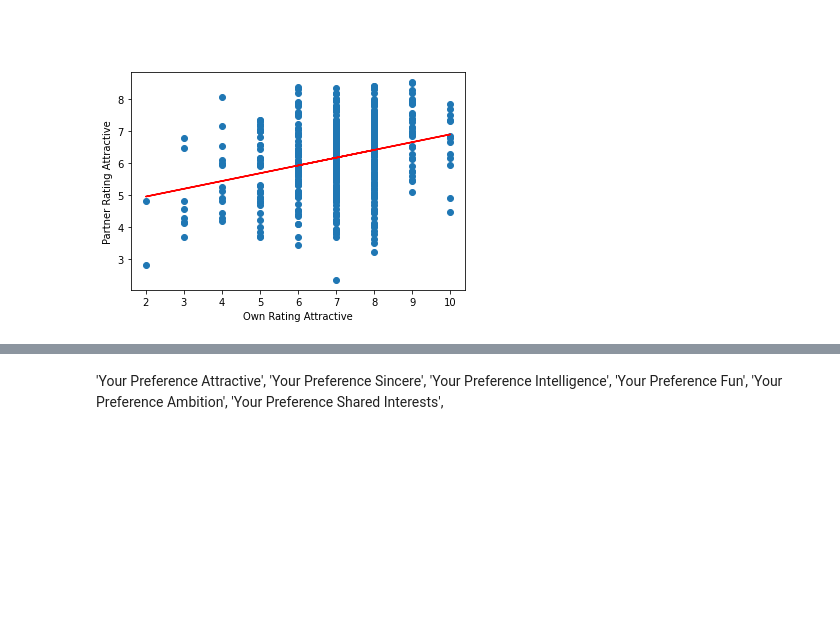
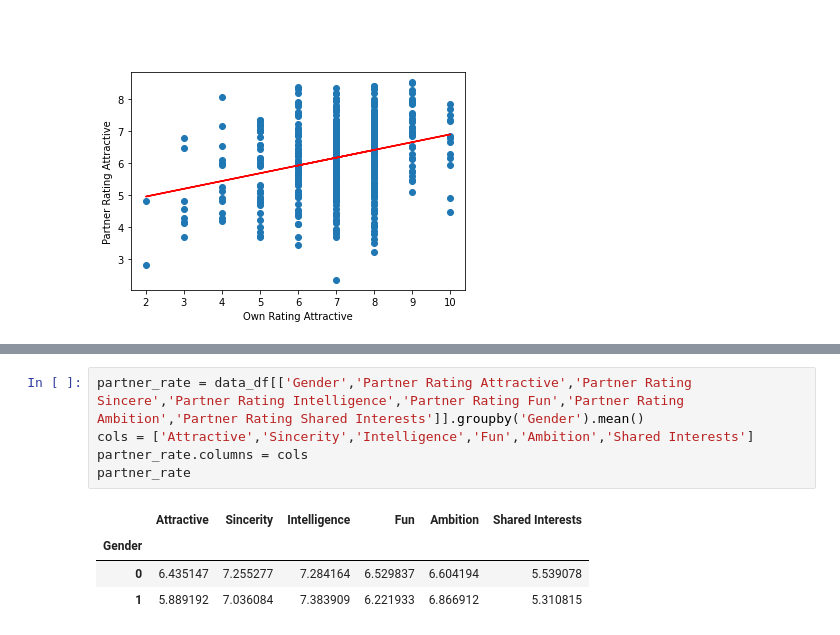
Before and after one commit to Nerdosth/SpeedDating, a Jupyter notebook: question2.ipynb, the cells around one changed output, grey strips where cells are left out. Saved outputs shown, nothing was run; the diff lists cells and outputs as text; blank space fills up the shorter version.

```diff
--- a/question2.ipynb
+++ b/question2.ipynb
@@ -118,10 +120,13 @@ fig = go.Figure(data=data1, layout=layout)
 py.iplot(fig, filename='barchart')
 # %% [output]
 [interactive output not drawn]
-# %% [markdown]
- 'Your Preference Attractive',
- 'Your Preference Sincere',
- 'Your Preference Intelligence',
- 'Your Preference Fun',
- 'Your Preference Ambition',
- 'Your Preference Shared Interests',
+# %%
+partner_rate = data_df[['Gender','Partner Rating Attractive','Partner Rating Sincere','Partner Rating Intelligence','Partner Rating Fun','Partner Rating Ambition','Partner Rating Shared Interests']].groupby('Gender').mean()
+cols = ['Attractive','Sincerity','Intelligence','Fun','Ambition','Shared Interests']
+partner_rate.columns = cols
+partner_rate
+# %% [output]
+|  | Attractive | Sincerity | Intelligence | Fun | Ambition | Shared Interests |
+| Gender |  |  |  |  |  |  |
+| 0 | 6.435147 | 7.255277 | 7.284164 | 6.529837 | 6.604194 | 5.539078 |
+| 1 | 5.889192 | 7.036084 | 7.383909 | 6.221933 | 6.866912 | 5.310815 |
```
Also changed, not shown: parts of 3 cells of this notebook.
